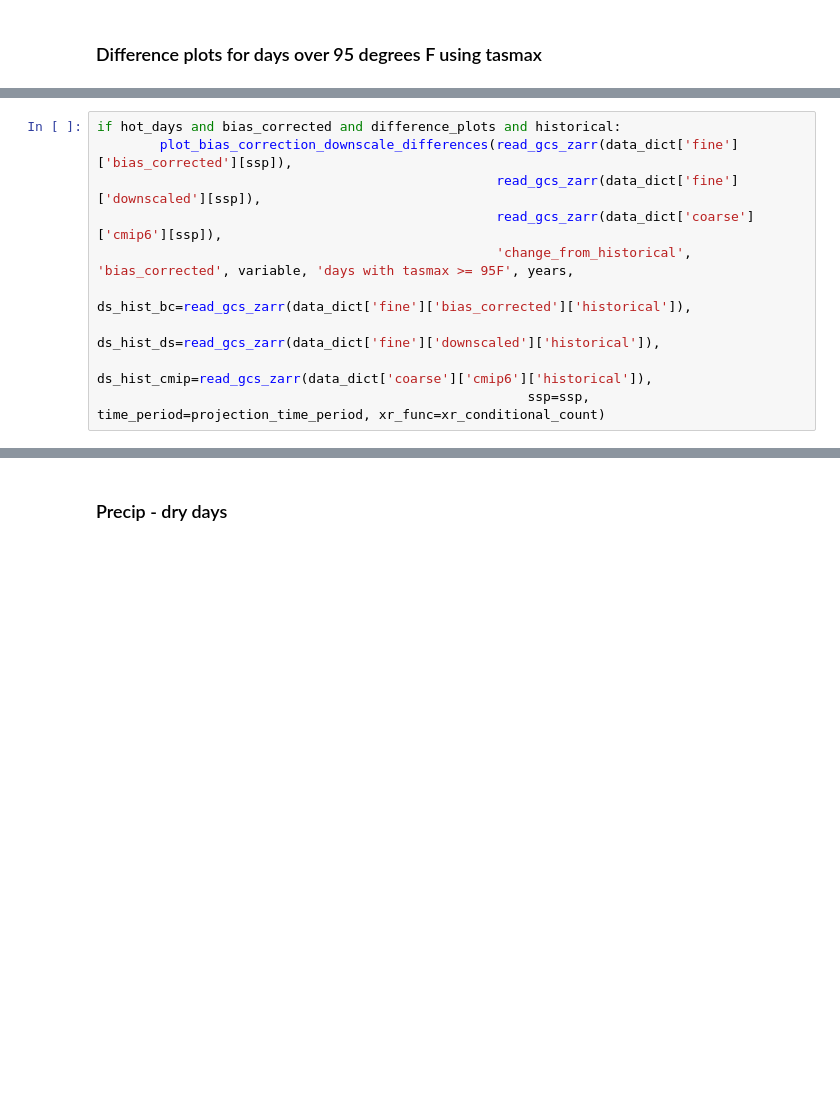
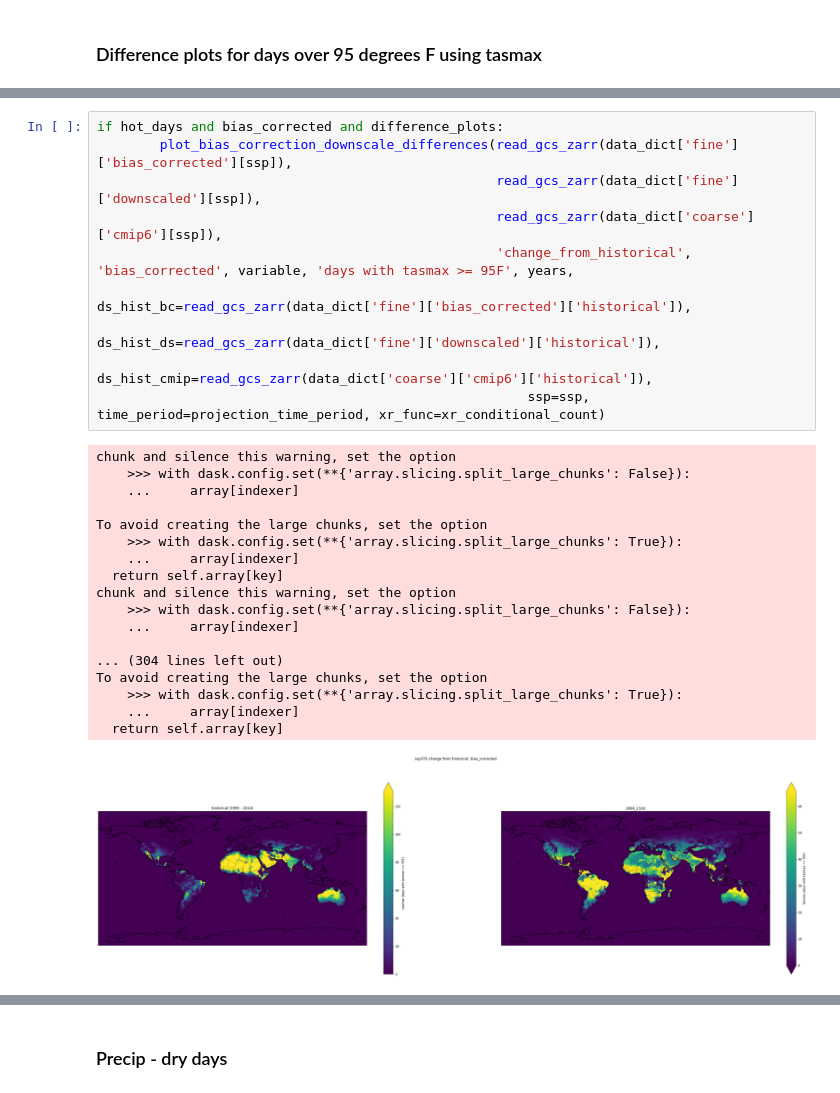
Before and after one commit to emileten/downscaleCMIP6, a Jupyter notebook: notebooks/downscaling_pipeline/global_validation_manual.ipynb, the cells around one changed output, grey strips where cells are left out. Saved outputs shown, nothing was run; the diff lists cells and outputs as text; blank space fills up the shorter version.

```diff
--- a/notebooks/downscaling_pipeline/global_validation_manual.ipynb
+++ b/notebooks/downscaling_pipeline/global_validation_manual.ipynb
@@ -264,11 +253,30 @@ if hot_days and cmip6 and difference_plots and historical :
 # %%
-if hot_days and bias_corrected and difference_plots and historical:
+if hot_days and bias_corrected and difference_plots:
         plot_bias_correction_downscale_differences(read_gcs_zarr(data_dict['fine']['bias_corrected'][ssp]),
                                                    read_gcs_zarr(data_dict['fine']['downscaled'][ssp]),
                                                    read_gcs_zarr(data_dict['coarse']['cmip6'][ssp]),
                                                    'change_from_historical', 'bias_corrected', variable, 'days with tasmax >= 95F', years,
                                                    ds_hist_bc=read_gcs_zarr(data_dict['fine']['bias_corrected']['historical']),
                                                    ds_hist_ds=read_gcs_zarr(data_dict['fine']['downscaled']['historical']),
                                                    ds_hist_cmip=read_gcs_zarr(data_dict['coarse']['cmip6']['historical']),
                                                        ssp=ssp, time_period=projection_time_period, xr_func=xr_conditional_count)
+# %% [output]
+chunk and silence this warning, set the option
+    >>> with dask.config.set(**{'array.slicing.split_large_chunks': False}):
+    ...     array[indexer]
+
+To avoid creating the large chunks, set the option
+    >>> with dask.config.set(**{'array.slicing.split_large_chunks': True}):
+    ...     array[indexer]
+  return self.array[key]
+chunk and silence this warning, set the option
+    >>> with dask.config.set(**{'array.slicing.split_large_chunks': False}):
+    ...     array[indexer]
+
+... (304 lines left out)
+To avoid creating the large chunks, set the option
+    >>> with dask.config.set(**{'array.slicing.split_large_chunks': True}):
+    ...     array[indexer]
+  return self.array[key]
+[figure, added]
 # %%
```
Also changed, not shown: parts of 43 cells of this notebook, 3 other files.
